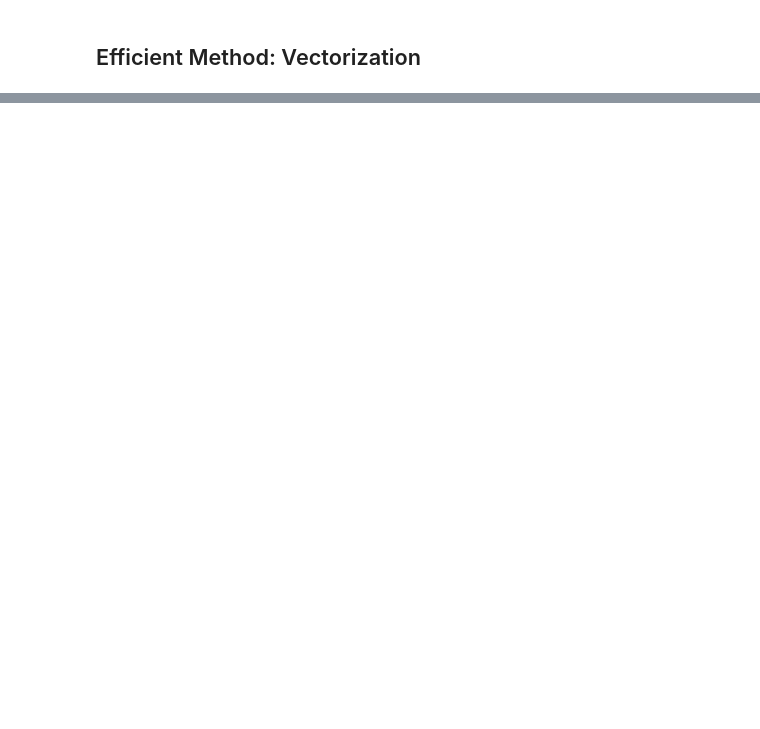
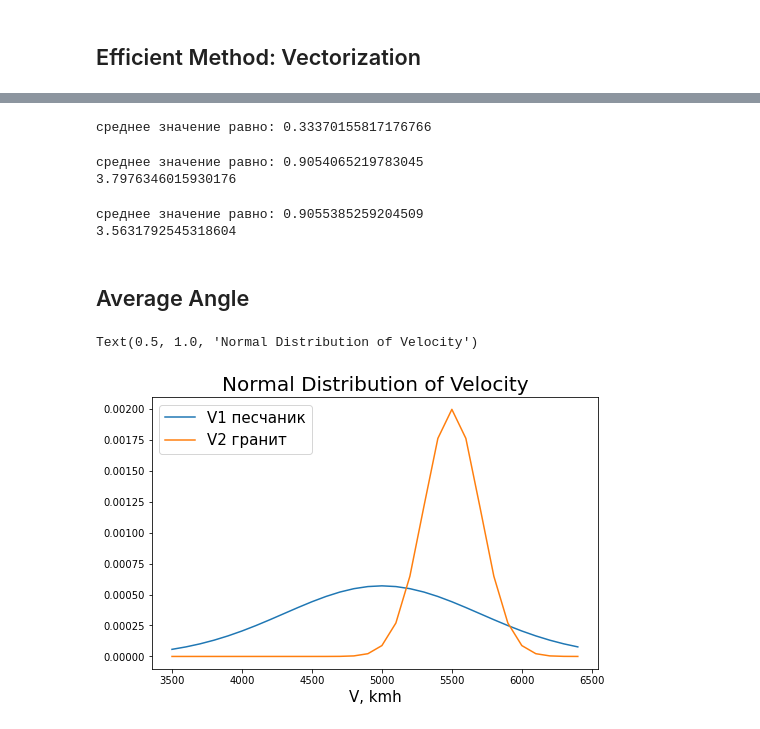
Before and after one commit to vdvorian/gradientDescent, a Jupyter notebook: monte carlo 1.ipynb, the cells around one changed output, grey strips where cells are left out. Saved outputs shown, nothing was run; the diff lists cells and outputs as text; code cells hidden in the pictures; blank space fills up the shorter version.

```diff
--- a/monte carlo 1.ipynb
+++ b/monte carlo 1.ipynb
@@ -231,0 +245,79 @@ print(len([i for i in daily_calories if i == 0]) / num_days)
+# %%
+N = 100000     # количество опытов
+dist = []     # массив расстояний
+
+for _ in range(N):
+    x1 = random()
+    x2 = random()
+
+    dist.append(abs(x1 - x2))
+
+print('среднее значение равно:', np.mean(dist))
+# %% [output]
+среднее значение равно: 0.33370155817176766
+# %%
+# выберем случайную точку в круге с помощью полярных координат
+def get_point():
+    theta = random() * 2 * pi
+    r = sqrt(random())
+    return r * cos(theta), r * sin(theta)
+
+N = 1000000   # количество опытов
+dist = []     # массив расстояний
+
+start = time()
+for _ in range(N):
+    x1, y1 = get_point()
+    x2, y2 = get_point()
+
+    dist.append(sqrt((x1 - x2)**2 + (y1 - y2)**2))
+end = time()
+
+print('среднее значение равно:', np.mean(dist))
+print(end - start)
+# %% [output]
+среднее значение равно: 0.9054065219783045
+3.7976346015930176
+# %%
+# выберем случайную точку в круге
+def get_point():
+    while True:
+        x = random() * 2 - 1
+        y = random() * 2 - 1
+        if x * x + y * y < 1:
+            return x, y
+
+N = 1000000   # количество опытов
+dist = []     # массив расстояний
+
+start = time()
+for _ in range(N):
+    x1, y1 = get_point()
+    x2, y2 = get_point()
+
+    dist.append(sqrt((x1 - x2)**2 + (y1 - y2)**2))
+end = time()
+
+print('среднее значение равно:', np.mean(dist))
+print(end - start)
+# %% [output]
+среднее значение равно: 0.9055385259204509
+3.5631792545318604
+# %% [markdown]
+## Average Angle
+# %%
+avg_tol_1 = 5000   # среднее значение скорости Vp в покрывающем слое (average tolerance)
+sd_tol_1 = 700     # стандартное отклонение скорости в покрывающем слое (standart deviation)
+avg_tol_2 = 5500
+sd_tol_2 = 200
+# %%
+x_vals = np.arange(3500, 6500, 100)
+plt.figure(figsize = (8, 5))
+plt.plot(x_vals, norm.pdf(x_vals, avg_tol_1, sd_tol_1))
+plt.plot(x_vals, norm.pdf(x_vals, avg_tol_2, sd_tol_2))
+plt.legend(['V1 песчаник', 'V2 гранит'], fontsize = 15)
+plt.xlabel('V, kmh', fontsize = 15)
+plt.title('Normal Distribution of Velocity', fontsize = 20)
+# %% [output]
+Text(0.5, 1.0, 'Normal Distribution of Velocity')
+[figure, added]
```
Also changed, not shown: parts of 15 cells of this notebook.
